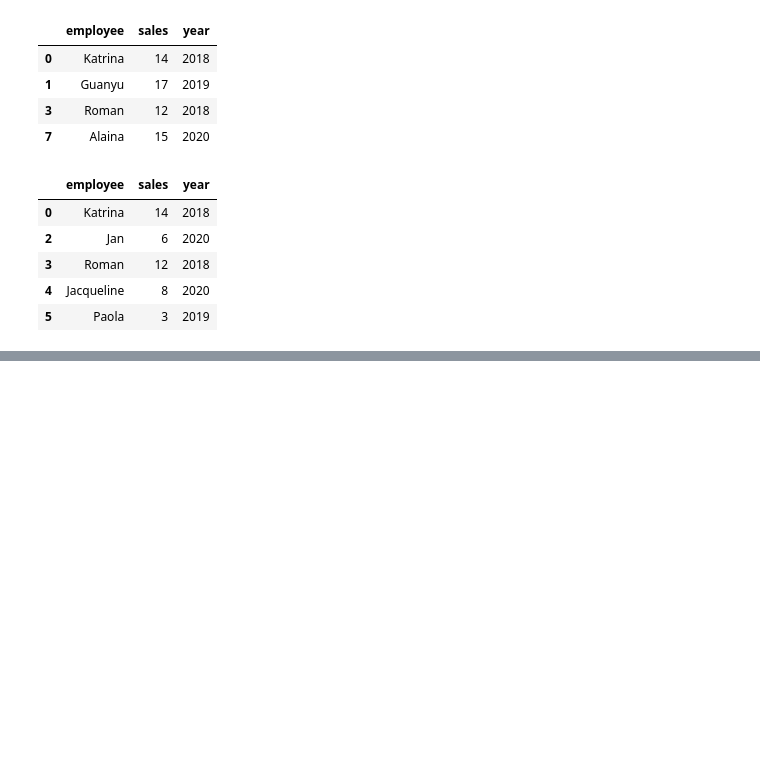
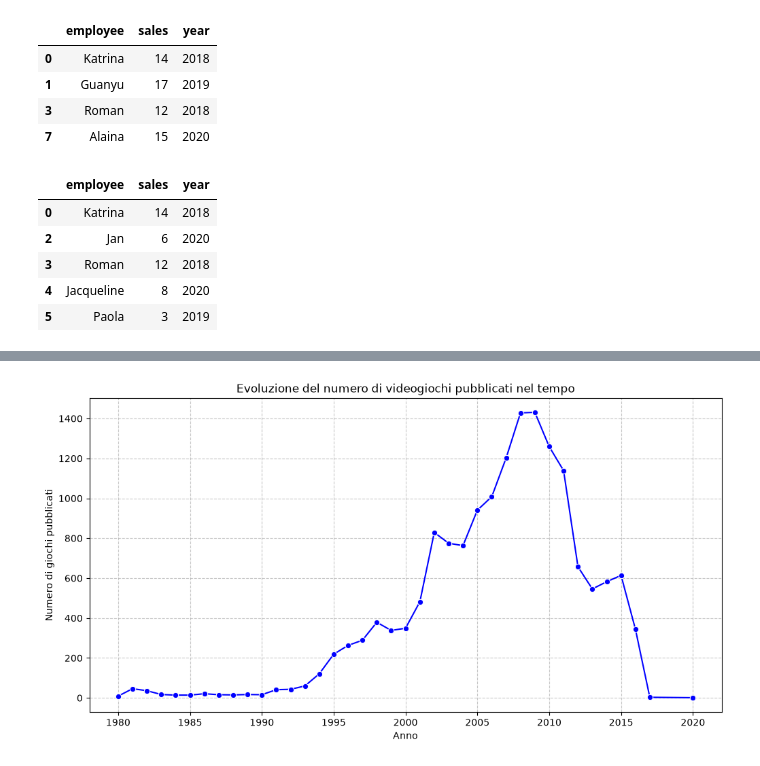
Before and after one commit to majamujagic/ProgrammingLab, a Jupyter notebook: Python 2/Lezione 6/6.4_Esericzi_lez6.ipynb, the cells around one changed output, grey strips where cells are left out. Saved outputs shown, nothing was run; the diff lists cells and outputs as text; code cells hidden in the pictures; blank space fills up the shorter version.

```diff
--- a/Python 2/Lezione 6/6.4_Esericzi_lez6.ipynb
+++ b/Python 2/Lezione 6/6.4_Esericzi_lez6.ipynb
@@ -132,0 +134,11 @@ sns.barplot(data = df, x = 'Genre', y = 'Global_Sales', estimator=sum)
+# %%
+giochi_per_anno = df.groupby('Year')['Name'].count()
+plt.figure(figsize=(12, 6))
+sns.lineplot(x=giochi_per_anno.index, y=giochi_per_anno.values, color='b', marker='o')
+plt.title('Evoluzione del numero di videogiochi pubblicati nel tempo')
+plt.xlabel('Anno')
+plt.ylabel('Numero di giochi pubblicati')
+plt.grid(True, linestyle='--', alpha=0.7)
+plt.show()
+# %% [output]
+[figure, added]
```
Also changed, not shown: parts of 4 cells of this notebook.
